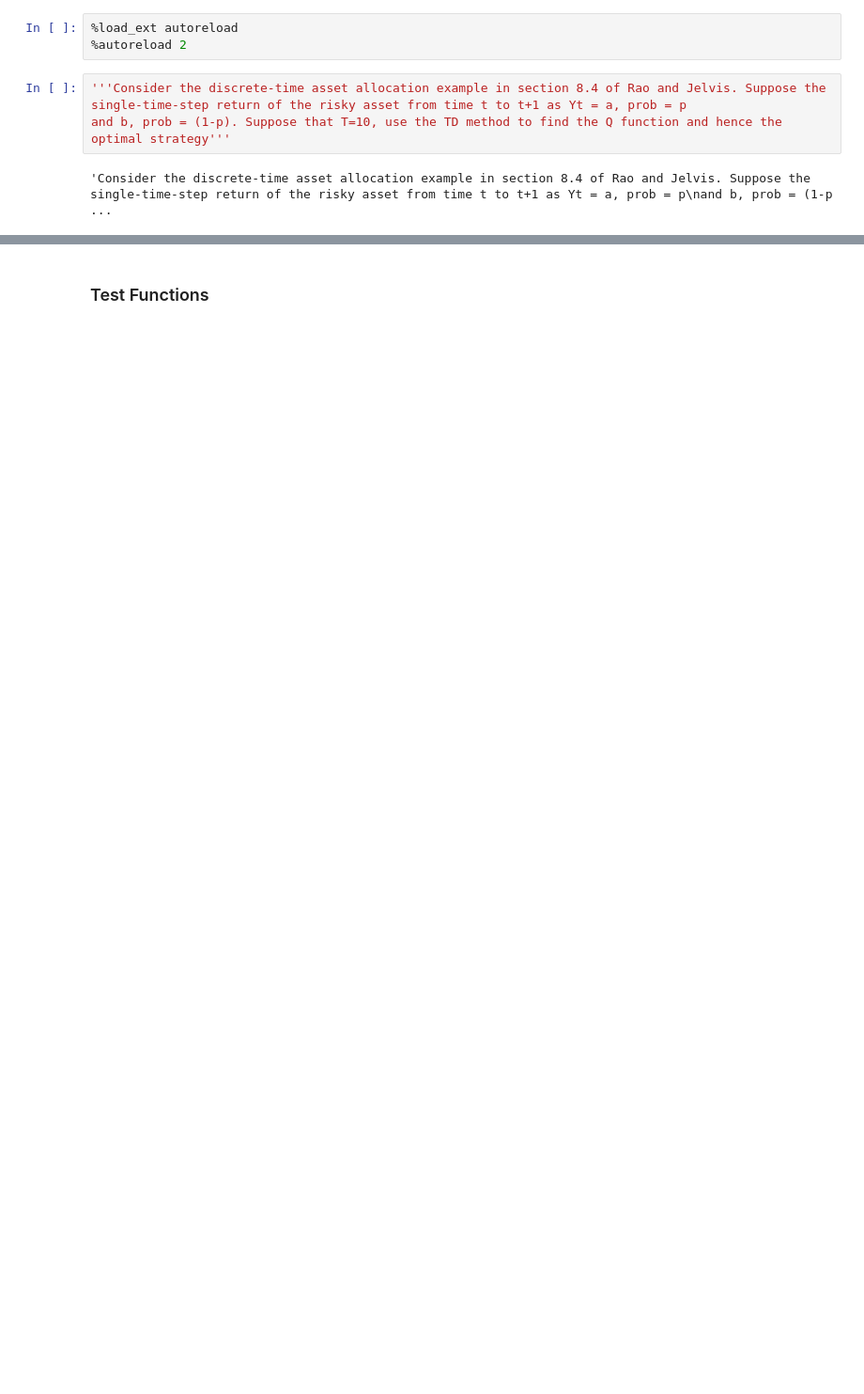
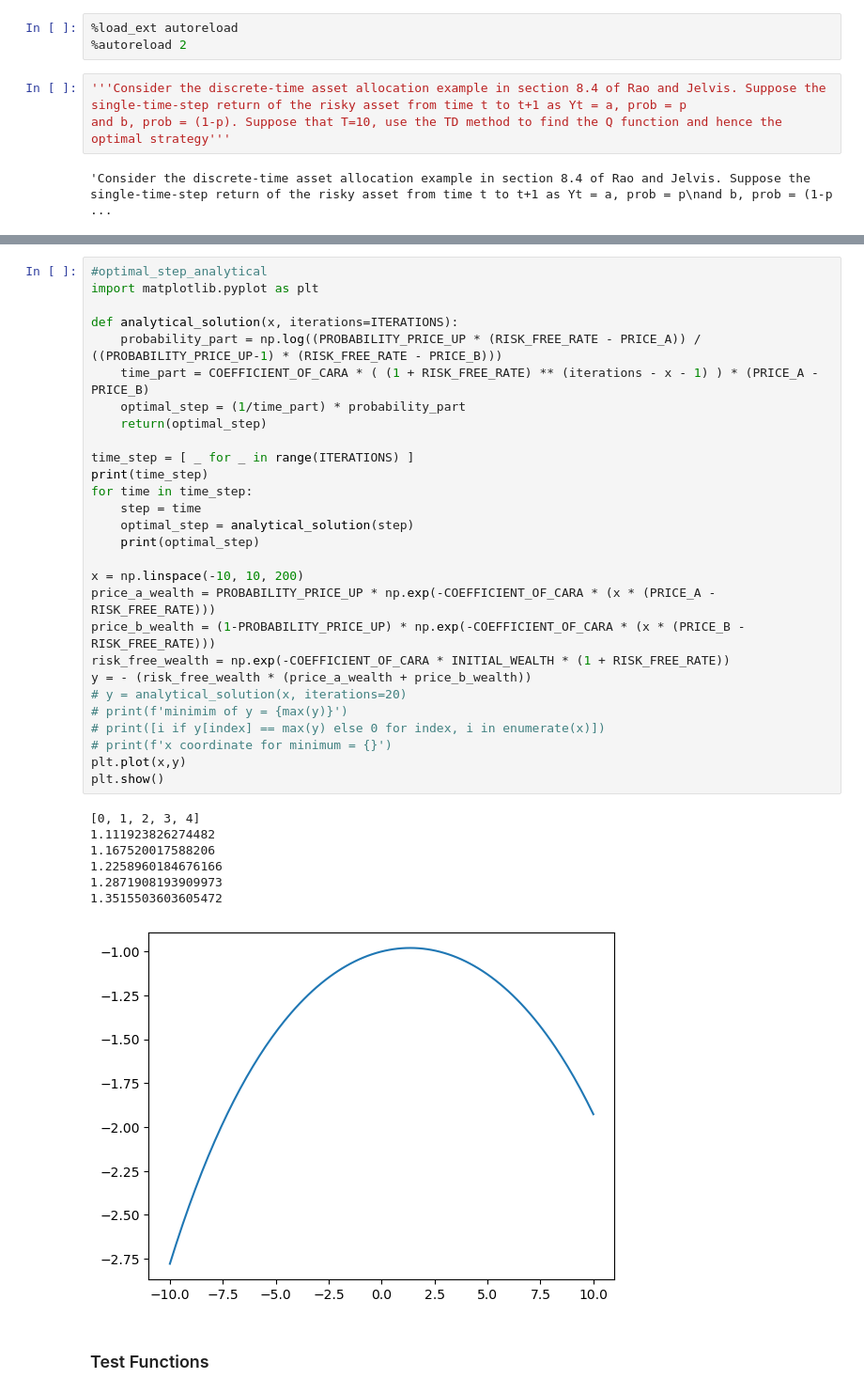
Before and after one commit to lclementx/rl-financial-application, a Jupyter notebook: Assignment_1/Assignment_1.ipynb, the cells around one changed output, grey strips where cells are left out. Shown: that part at 94% size. Drawn from its saved outputs; the diff is of its cells as text; blank space fills up the shorter version.

```diff
--- a/Assignment_1/Assignment_1.ipynb
+++ b/Assignment_1/Assignment_1.ipynb
@@ -236,3 +287,39 @@ defaultdict(<class 'float'>, {WealthState(time=0, wealth=-1, risky_asset_allocat
+# %%
+#optimal_step_analytical
+import matplotlib.pyplot as plt
+
+def analytical_solution(x, iterations=ITERATIONS):
+    probability_part = np.log((PROBABILITY_PRICE_UP * (RISK_FREE_RATE - PRICE_A)) / ((PROBABILITY_PRICE_UP-1) * (RISK_FREE_RATE - PRICE_B)))
+    time_part = COEFFICIENT_OF_CARA * ( (1 + RISK_FREE_RATE) ** (iterations - x - 1) ) * (PRICE_A - PRICE_B)
+    optimal_step = (1/time_part) * probability_part
+    return(optimal_step)
+
+time_step = [ _ for _ in range(ITERATIONS) ]
+print(time_step)
+for time in time_step:
+    step = time
+    optimal_step = analytical_solution(step)
+    print(optimal_step)
+
+x = np.linspace(-10, 10, 200)
+price_a_wealth = PROBABILITY_PRICE_UP * np.exp(-COEFFICIENT_OF_CARA * (x * (PRICE_A - RISK_FREE_RATE)))
+price_b_wealth = (1-PROBABILITY_PRICE_UP) * np.exp(-COEFFICIENT_OF_CARA * (x * (PRICE_B - RISK_FREE_RATE)))
+risk_free_wealth = np.exp(-COEFFICIENT_OF_CARA * INITIAL_WEALTH * (1 + RISK_FREE_RATE))
+y = - (risk_free_wealth * (price_a_wealth + price_b_wealth))
+# y = analytical_solution(x, iterations=20)
+# print(f'minimim of y = {max(y)}')
+# print([i if y[index] == max(y) else 0 for index, i in enumerate(x)])
+# print(f'x coordinate for minimum = {}')
+plt.plot(x,y)
+plt.show()
+# %% [output]
+[0, 1, 2, 3, 4]
+1.111923826274482
+1.167520017588206
+1.2258960184676166
+1.2871908193909973
+1.3515503603605472
+[figure, added]
 # %% [markdown]
 ### Test Functions
 # %%
```
Also changed, not shown: parts of 4 cells of this notebook.
